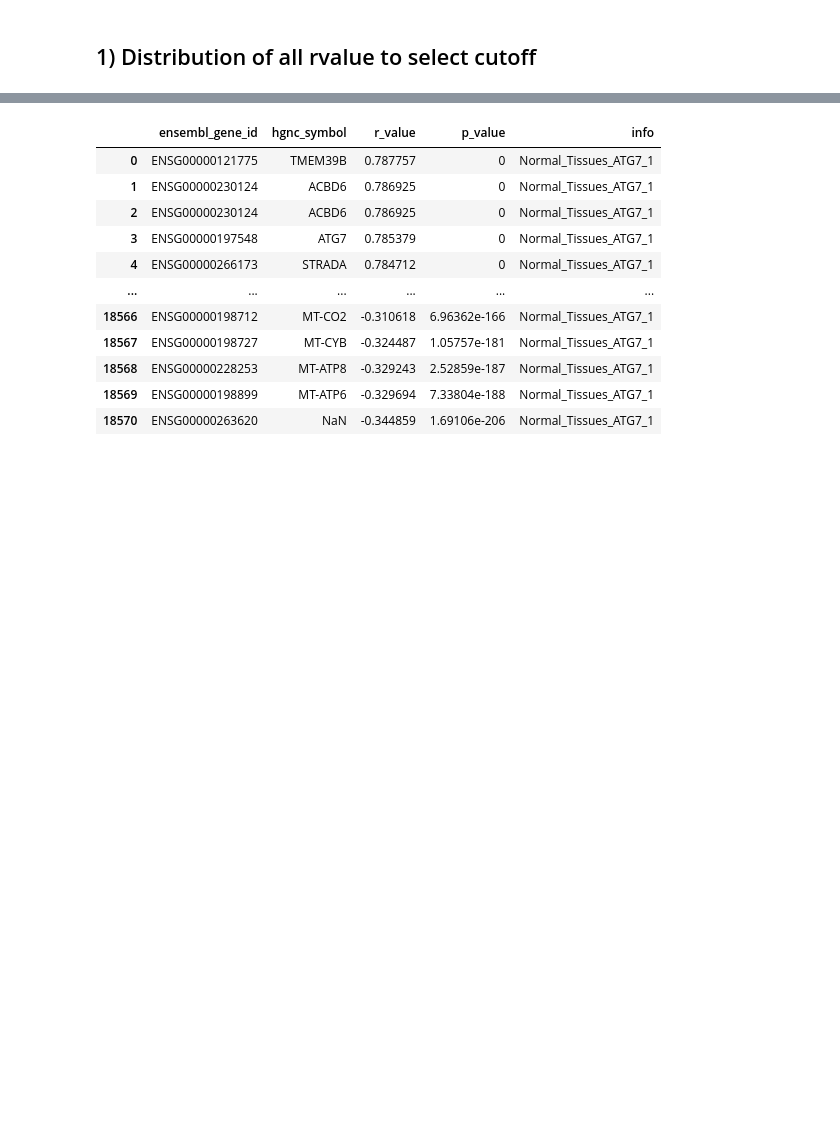
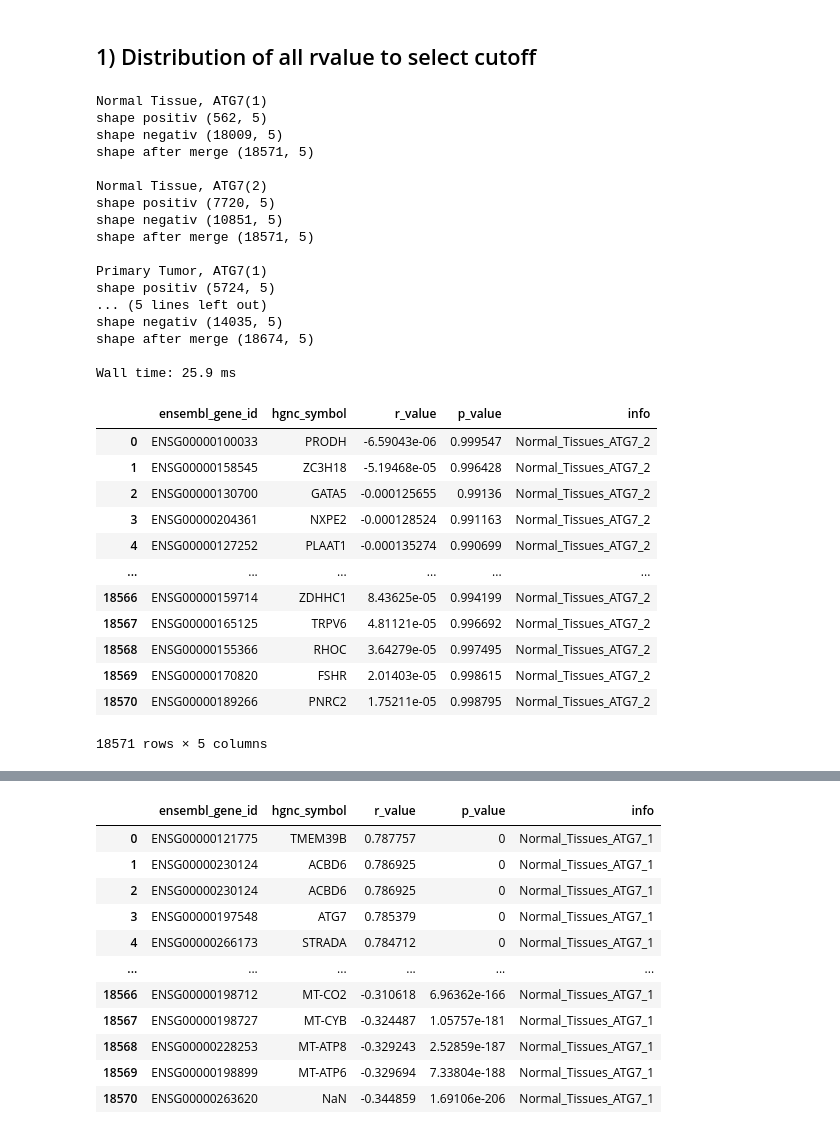
Before and after one commit to Keviosta/Article_short_isoform_ATG7_private, a Jupyter notebook: ATG7/atg7_all_tissue_analyse/ATG7_correlated_genes/all_organs_ATG7_isoform_correlation.ipynb, the cells around one changed output, grey strips where cells are left out. Drawn from its saved outputs; the diff is of its cells as text; code cells hidden in the pictures; blank space fills up the shorter version.

```diff
--- a/ATG7/atg7_all_tissue_analyse/ATG7_correlated_genes/all_organs_ATG7_isoform_correlation.ipynb
+++ b/ATG7/atg7_all_tissue_analyse/ATG7_correlated_genes/all_organs_ATG7_isoform_correlation.ipynb
@@ -177,3 +177,57 @@ Wall time: 6min 29s
 # %% [markdown]
 ## 1) Distribution of all rvalue to select cutoff
+# %%
+%%time
+#Merge Negative and Positive data
+data =  [
+         [all_negativ_corr_spearman[0], all_positiv_corr_spearman[0], 'Normal Tissue, ATG7(1)'],
+         [all_negativ_corr_spearman[1], all_positiv_corr_spearman[1], 'Normal Tissue, ATG7(2)'],
+         [all_negativ_corr_spearman[2], all_positiv_corr_spearman[2], 'Primary Tumor, ATG7(1)'],
+         [all_negativ_corr_spearman[3], all_positiv_corr_spearman[3], 'Primary Tumor, ATG7(2)']
+         ]
+
+all_corr_negpos_merged = []
+for dfs in data:
+  print(dfs[2])
+  print('shape positiv', dfs[0].shape)
+  print('shape negativ', dfs[1].shape)
+
+  df_merged = pandas.concat([dfs[0], dfs[1]], axis=0)
+  df_merged = df_merged.reset_index(drop = True)
+  print('shape after merge', df_merged.shape)
+  all_corr_negpos_merged.append(df_merged)
+  print()
+
+all_corr_negpos_merged[1]
+# %% [output]
+Normal Tissue, ATG7(1)
+shape positiv (562, 5)
+shape negativ (18009, 5)
+shape after merge (18571, 5)
+
+Normal Tissue, ATG7(2)
+shape positiv (7720, 5)
+shape negativ (10851, 5)
+shape after merge (18571, 5)
+
+Primary Tumor, ATG7(1)
+shape positiv (5724, 5)
+... (5 lines left out)
+shape negativ (14035, 5)
+shape after merge (18674, 5)
+
+Wall time: 25.9 ms
+|  | ensembl_gene_id | hgnc_symbol | r_value | p_value | info |
+| 0 | ENSG00000100033 | PRODH | -6.59043e-06 | 0.999547 | Normal_Tissues_ATG7_2 |
+| 1 | ENSG00000158545 | ZC3H18 | -5.19468e-05 | 0.996428 | Normal_Tissues_ATG7_2 |
+| 2 | ENSG00000130700 | GATA5 | -0.000125655 | 0.99136 | Normal_Tissues_ATG7_2 |
+| 3 | ENSG00000204361 | NXPE2 | -0.000128524 | 0.991163 | Normal_Tissues_ATG7_2 |
+| 4 | ENSG00000127252 | PLAAT1 | -0.000135274 | 0.990699 | Normal_Tissues_ATG7_2 |
+| ... | ... | ... | ... | ... | ... |
+| 18566 | ENSG00000159714 | ZDHHC1 | 8.43625e-05 | 0.994199 | Normal_Tissues_ATG7_2 |
+| 18567 | ENSG00000165125 | TRPV6 | 4.81121e-05 | 0.996692 | Normal_Tissues_ATG7_2 |
+| 18568 | ENSG00000155366 | RHOC | 3.64279e-05 | 0.997495 | Normal_Tissues_ATG7_2 |
+| 18569 | ENSG00000170820 | FSHR | 2.01403e-05 | 0.998615 | Normal_Tissues_ATG7_2 |
+| 18570 | ENSG00000189266 | PNRC2 | 1.75211e-05 | 0.998795 | Normal_Tissues_ATG7_2 |
+18571 rows × 5 columns
 # %%
```
Also changed, not shown: parts of 12 cells of this notebook.
